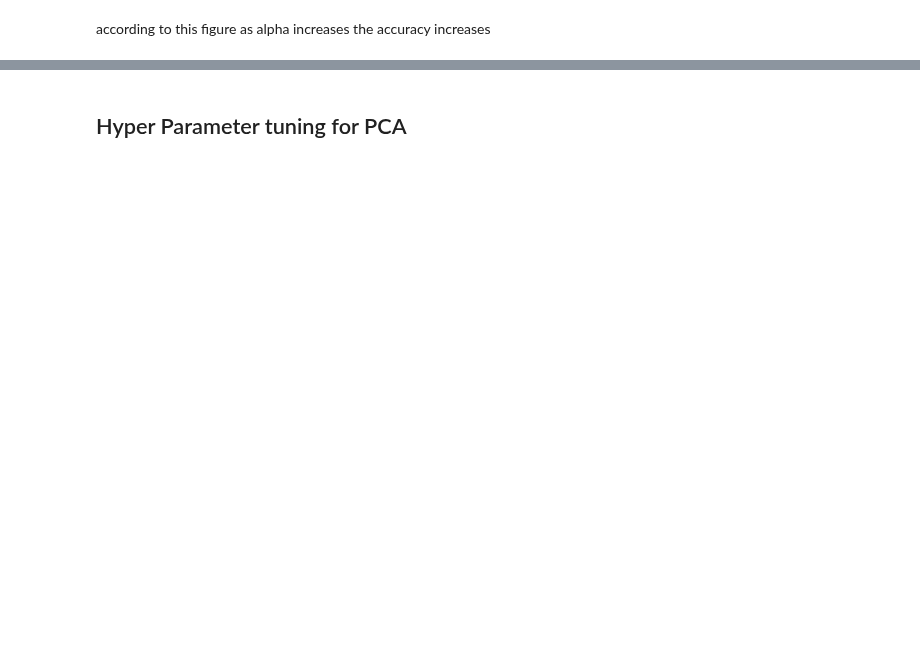
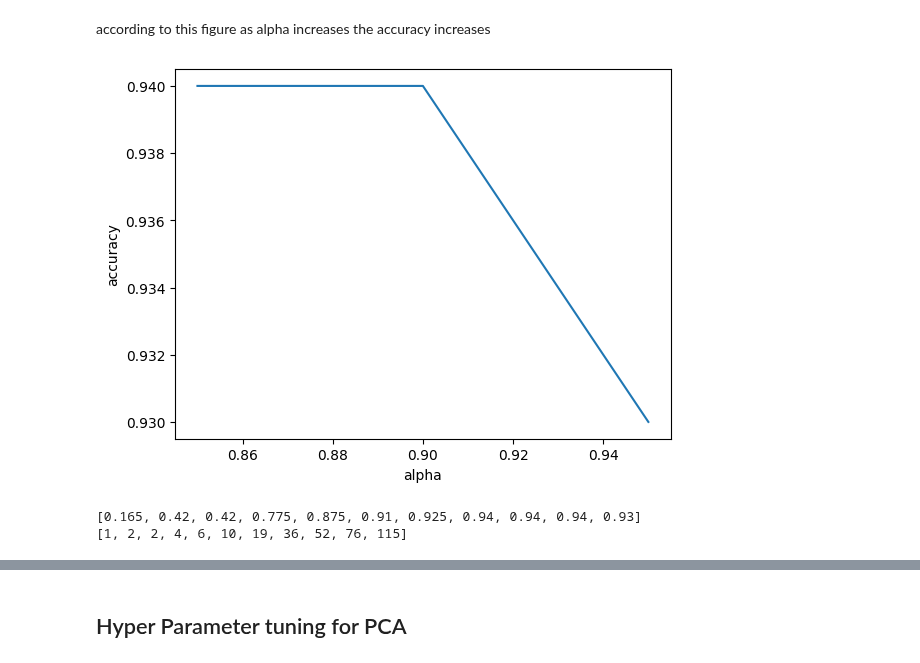
Before and after one commit to yousefkotp/Face-Recognition-Using-PCA-LDA, a Jupyter notebook: main.ipynb, the cells around one changed output, grey strips where cells are left out. Saved outputs shown, nothing was run; the diff lists cells and outputs as text; code cells hidden in the pictures; blank space fills up the shorter version.

```diff
--- a/main.ipynb
+++ b/main.ipynb
@@ -123,2 +125,13 @@ plt.show()
 # %% [markdown]
 according to this figure as alpha increases the accuracy increases
+# %%
+# plot from alpha[7:10] and accuracy[7:10]
+plt.plot(alpha[8:11], scores[8:11])
+plt.xlabel("alpha")
+plt.ylabel("accuracy")
+plt.show()
+print(scores)
+# %% [output]
+[figure, added]
+[0.165, 0.42, 0.42, 0.775, 0.875, 0.91, 0.925, 0.94, 0.94, 0.94, 0.93]
+[1, 2, 2, 4, 6, 10, 19, 36, 52, 76, 115]
```
Also changed, not shown: parts of 5 cells of this notebook.
